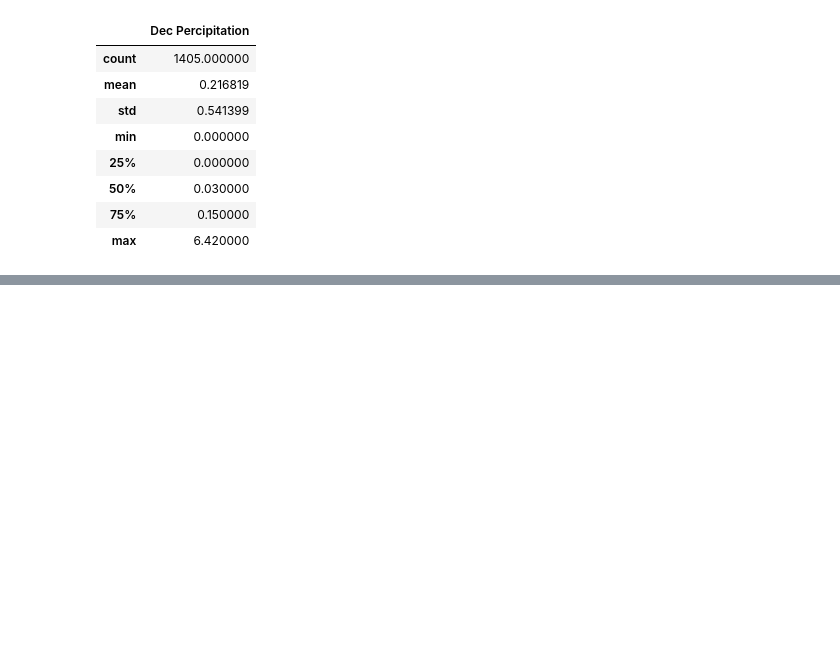
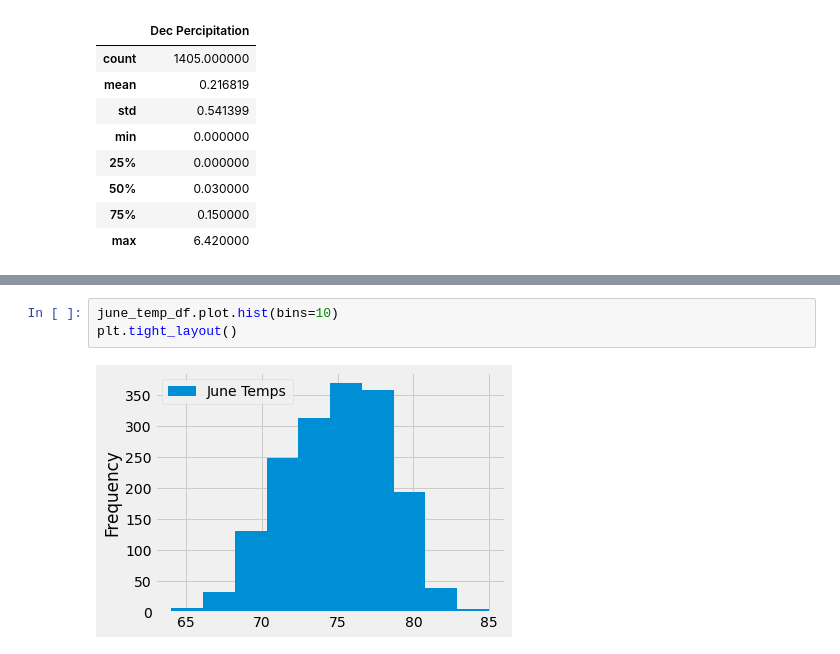
Before and after one commit to JulieHock/Climate_Analysis, a Jupyter notebook: SurfsUp_Challenge.ipynb, the cells around one changed output, grey strips where cells are left out. Drawn from its saved outputs; the diff is of its cells as text; blank space fills up the shorter version.

```diff
--- a/SurfsUp_Challenge.ipynb
+++ b/SurfsUp_Challenge.ipynb
@@ -308,0 +335,5 @@ dec_rain_df.describe()
+# %%
+june_temp_df.plot.hist(bins=10)
+plt.tight_layout()
+# %% [output]
+[figure, added]
```
Also changed, not shown: parts of 3 cells of this notebook, 2 other files.
